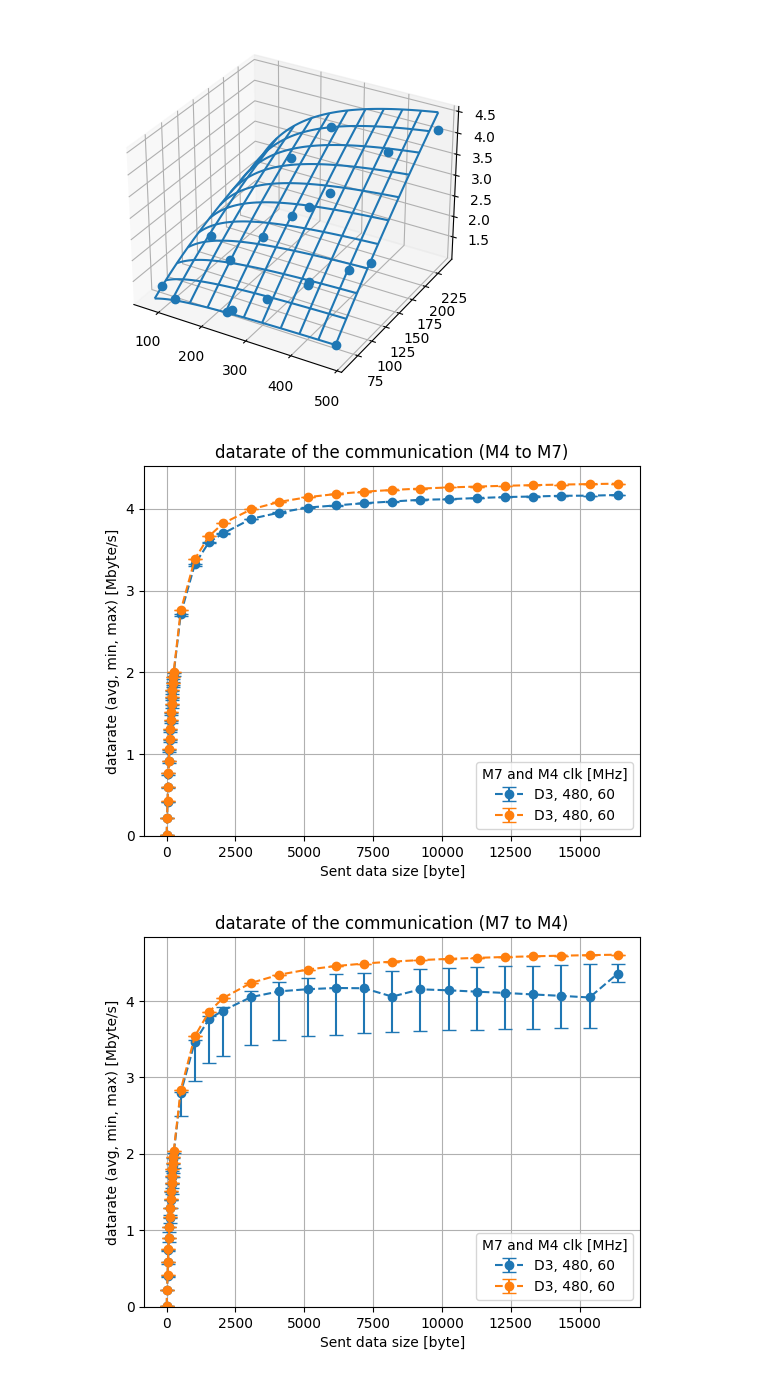
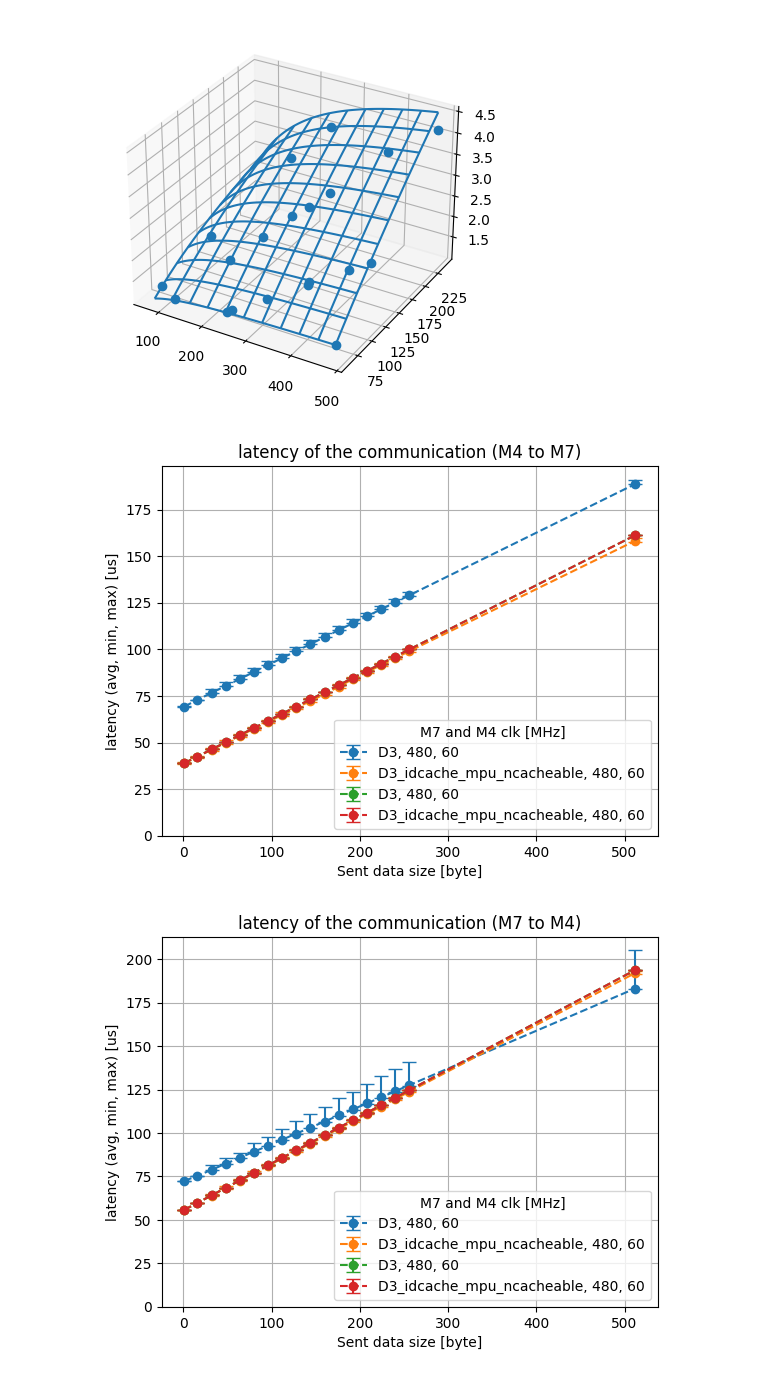
Before and after one commit to kovacsdotgergo/stm32h745-ipc-visu, a Jupyter notebook: model_visu.ipynb, the cells around one changed output. Drawn from its saved outputs; the diff is of its cells as text; code cells hidden in the pictures.

```diff
--- a/model_visu.ipynb
+++ b/model_visu.ipynb
@@ -8,7 +8,7 @@ import visu_3d
 import linear_model
 import visu_common
 
-mems = visu_common.get_mems('.', r'D[0-9]')
+mems = visu_common.get_mems('.', r'D3')
 meas_type = 'datarate'
 size = [1024]
 
@@ -60,7 +60,7 @@ import linear_model
 size = [128]
 mem = 'D3'
 direction = 'r'
-meas_type = 'datarate'
+meas_type = 'latency'
 
 clocks = visu_common.get_clocks_in_folder(
         mem, prefix=f'meas_{direction}_',
@@ -85,37 +85,43 @@ plt.show()
 [figure]
 # %%
 import visu
-configs = [{'mem': 'D3', 'clk': (480, 60)}]
-meas_type = 'datarate'
+import visu_common
+import numpy as np
+import measurement
+import matplotlib.pyplot as plt
+import linear_model
+configs = [{'mem': 'D3', 'clk': (480, 60)},
+           {'mem': 'D3_idcache_mpu_ncacheable', 'clk': (480, 60)}]
+meas_type = 'latency'
 
 dir = f'{configs[0]["mem"]}/meas_r_{configs[0]["clk"][0]}_{configs[0]["clk"][1]}'
-sizes = sorted(visu_common.get_sizes(dir))
+sizes = sorted(visu_common.get_sizes(dir, size_lambda=lambda s: s<530))
 
 for direction in ['r', 's']:
     # Measurement data
     data = np.ndarray((len(configs), 3, len(sizes)))
     for i, config in enumerate(configs):
         mem = config['mem']
         m7, m4 = config['clk']
         dir = f'{config["mem"]}/meas_{direction}_{m7}_{m4}'
 
         data[i] = measurement.get_and_calc_meas(m4, dir, sizes, meas_type)
     data = measurement.upper_lower_from_minmax(data)
     plt.figure()
     visu.errorbars(configs, sizes, data, meas_type)
 
     # Model predictions
     model = linear_model.LinearModel('models.json', mem, direction)
     pred = np.zeros((len(configs), 3, len(sizes)))
     pred[:, 0] = model.get_output(m7, m4, sizes, meas_type)
     pred_configs = [{'mem': config['mem'] + '_pred',
                      'clk': config['clk']} \
                     for config in configs]
     visu.errorbars(configs, sizes, pred, meas_type)
     visu.setup_errorbars(meas_type, direction)
 # %% [output]
-[figure, old version]
+[figure, new version]
-[figure, old version]
+[figure, new version]
 # %%
 import visu
 configs = [{'mem': 'D3', 'clk': (480, 60)}]
```
Also changed, not shown: parts of 2 cells of this notebook, 5 other files.
